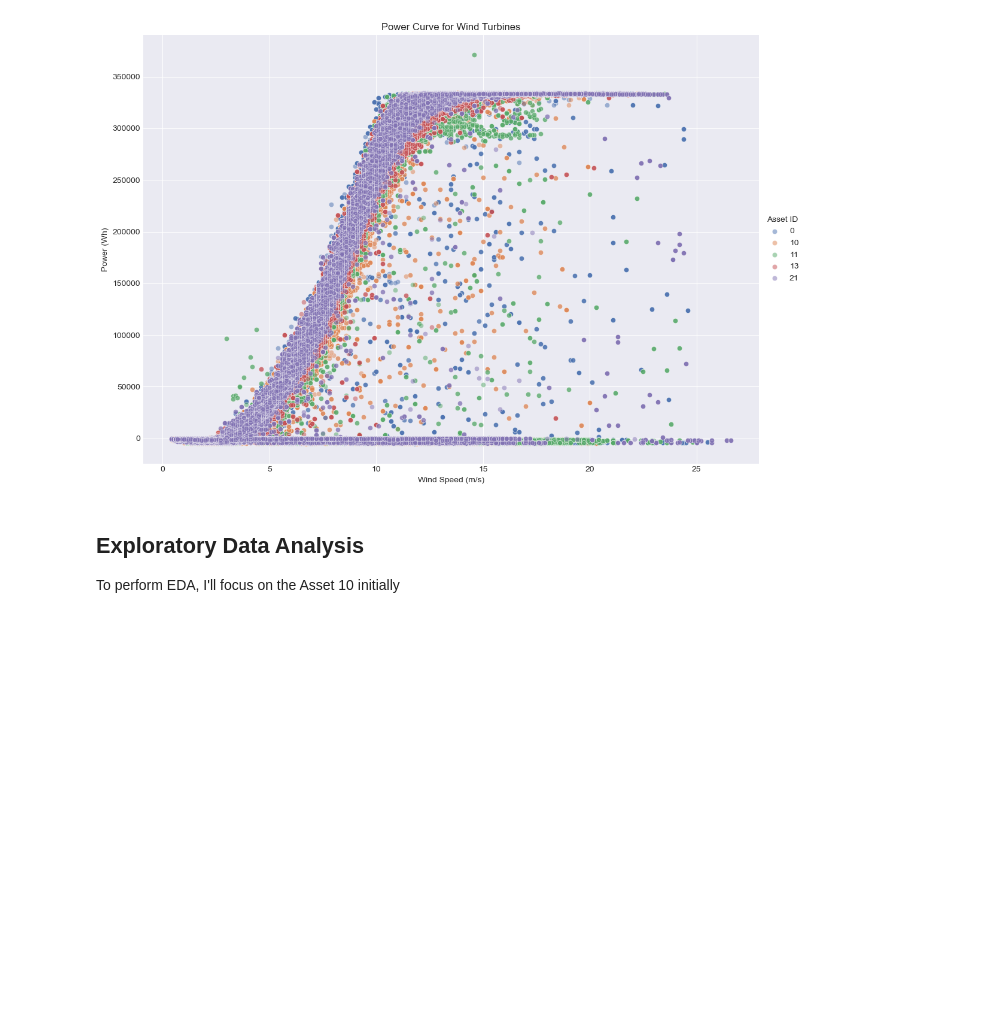
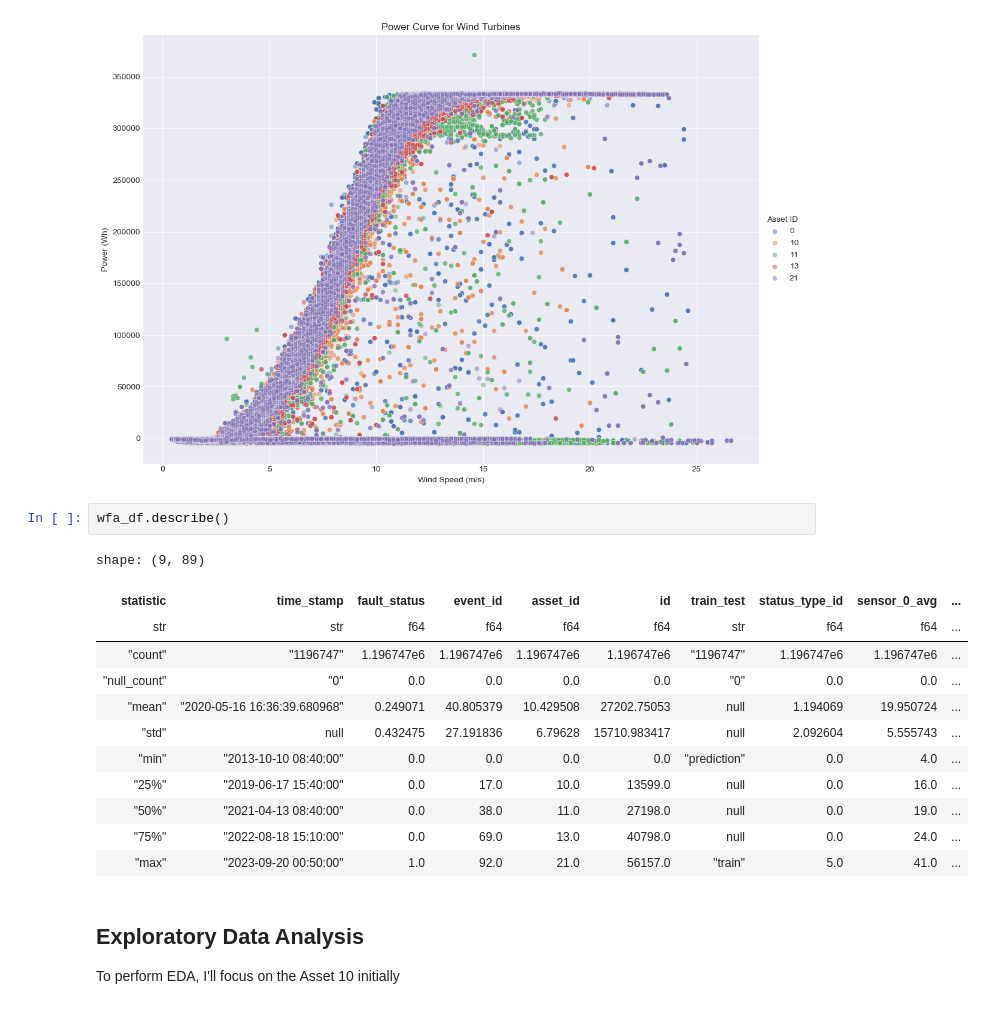
Before and after one commit to NehemiahSolis/Wind-Turbine-Fault-Detection, a Jupyter notebook: notebooks/0.01_CARE_data_fault_detection.ipynb, the cells around one changed output. Cells and saved outputs as stored; diff of their text form; blank space fills up the shorter version.

```diff
--- a/notebooks/0.01_CARE_data_fault_detection.ipynb
+++ b/notebooks/0.01_CARE_data_fault_detection.ipynb
@@ -150,6 +170,21 @@ plt.tight_layout()
 plt.show()
 # %% [output]
 [figure]
+# %%
+wfa_df.describe()
+# %% [output]
+shape: (9, 89)
+| statistic | time_stamp | fault_status | event_id | asset_id | id | train_test | status_type_id | sensor_0_avg | ... |
+| str | str | f64 | f64 | f64 | f64 | str | f64 | f64 | ... |
+| "count" | "1196747" | 1.196747e6 | 1.196747e6 | 1.196747e6 | 1.196747e6 | "1196747" | 1.196747e6 | 1.196747e6 | ... |
+| "null_count" | "0" | 0.0 | 0.0 | 0.0 | 0.0 | "0" | 0.0 | 0.0 | ... |
+| "mean" | "2020-05-16 16:36:39.680968" | 0.249071 | 40.805379 | 10.429508 | 27202.75053 | null | 1.194069 | 19.950724 | ... |
+| "std" | null | 0.432475 | 27.191836 | 6.79628 | 15710.983417 | null | 2.092604 | 5.555743 | ... |
+| "min" | "2013-10-10 08:40:00" | 0.0 | 0.0 | 0.0 | 0.0 | "prediction" | 0.0 | 4.0 | ... |
+| "25%" | "2019-06-17 15:40:00" | 0.0 | 17.0 | 10.0 | 13599.0 | null | 0.0 | 16.0 | ... |
+| "50%" | "2021-04-13 08:40:00" | 0.0 | 38.0 | 11.0 | 27198.0 | null | 0.0 | 19.0 | ... |
+| "75%" | "2022-08-18 15:10:00" | 0.0 | 69.0 | 13.0 | 40798.0 | null | 0.0 | 24.0 | ... |
+| "max" | "2023-09-20 00:50:00" | 1.0 | 92.0 | 21.0 | 56157.0 | "train" | 5.0 | 41.0 | ... |
 # %% [markdown]
 ## Exploratory Data Analysis
 
```
Also changed, not shown: parts of 19 cells of this notebook, 14 other files.
